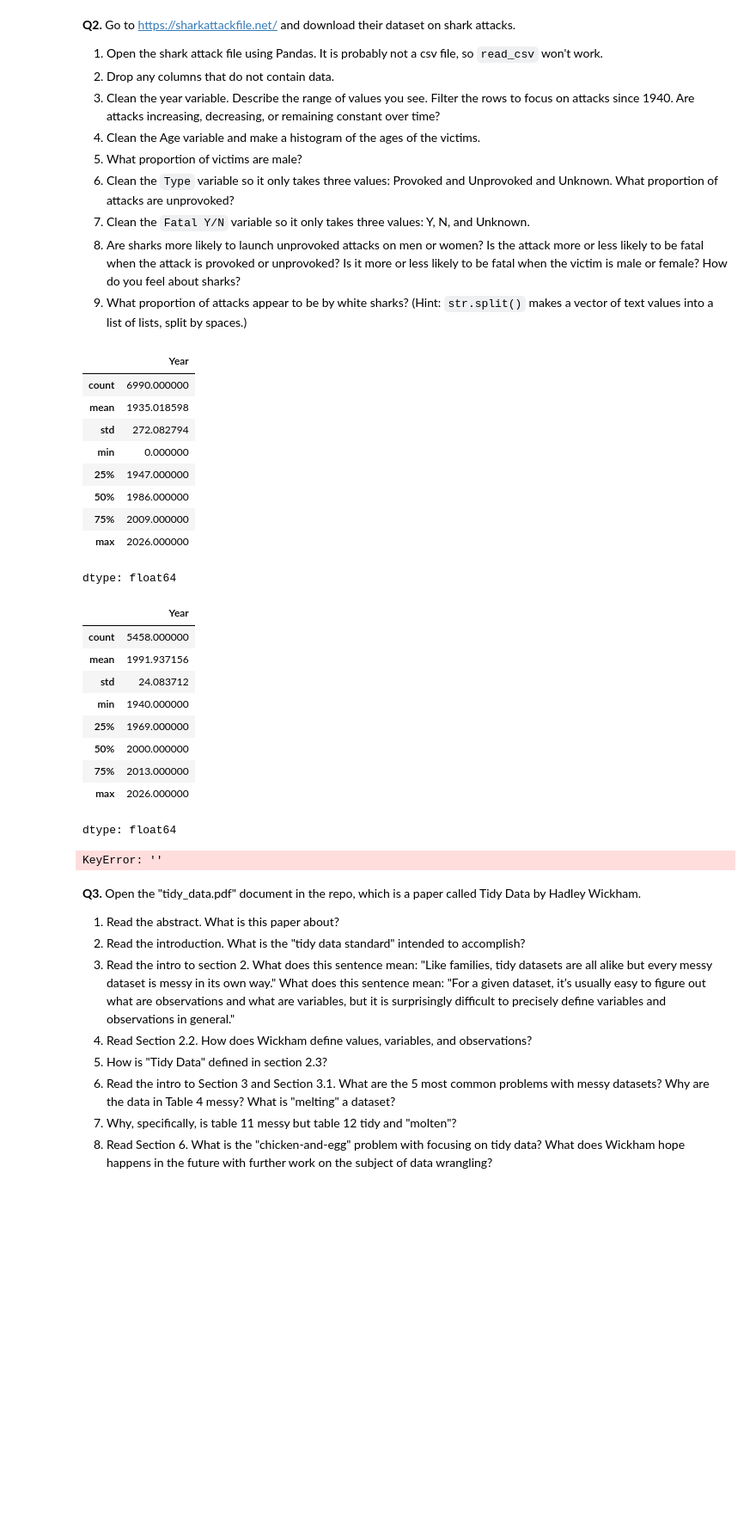
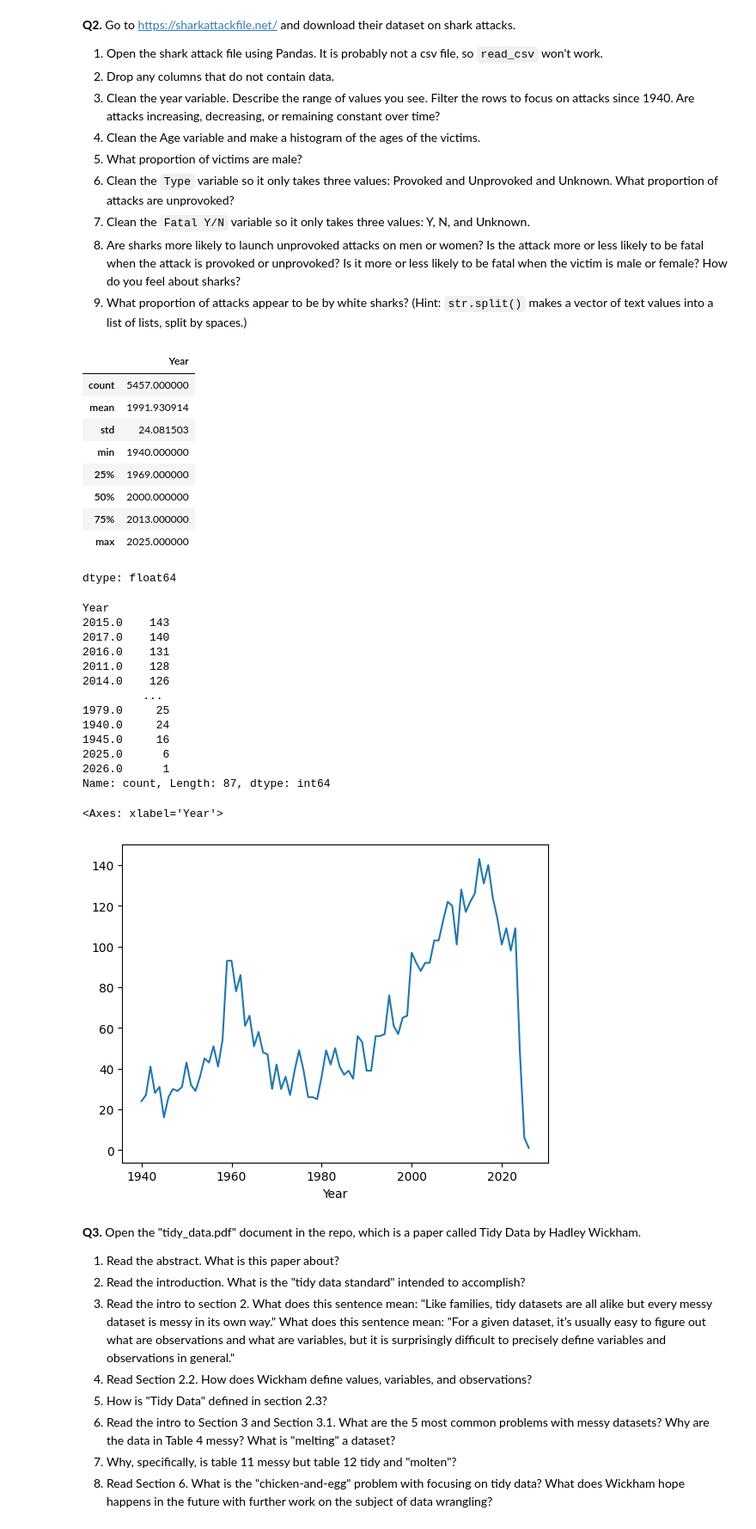
Before and after one commit to KaranRawatUVA/wrangling, a Jupyter notebook: assignment/assignment.ipynb, the cells around one changed output. Shown: that part at 86% size. Drawn from its saved outputs; the diff is of its cells as text; code cells hidden in the pictures; blank space fills up the shorter version.

```diff
--- a/assignment/assignment.ipynb
+++ b/assignment/assignment.ipynb
@@ -42,42 +42,53 @@ updated = df.dropna(axis = 1, how = 'all')
 # Describe the range of values you see.
 updated['Year'].describe()
 # There is a range from 0 to 2026, with a std of 272.082794 and mean of 1935.018598
+# There should not be a 2026 variable because that year has not happened, so I will get rid of it
+
+updated = updated[updated['Year'] != 2026] #gets rid of 2026 because that has not happened yet
-# %% [output]
-|  | Year |
-| count | 6990.000000 |
-| mean | 1935.018598 |
-| std | 272.082794 |
-| min | 0.000000 |
-| 25% | 1947.000000 |
-| 50% | 1986.000000 |
-| 75% | 2009.000000 |
-| max | 2026.000000 |
-dtype: float64
 # %%
 # Filter the rows to focus on attacks since 1940.
 updated = updated[updated['Year'] >= 1940]
 updated['Year'].describe()
 # %% [output]
 |  | Year |
-| count | 5458.000000 |
-| mean | 1991.937156 |
-| std | 24.083712 |
+| count | 5457.000000 |
+| mean | 1991.930914 |
+| std | 24.081503 |
 | min | 1940.000000 |
 | 25% | 1969.000000 |
 | 50% | 2000.000000 |
 | 75% | 2013.000000 |
-| max | 2026.000000 |
+| max | 2025.000000 |
 dtype: float64
 # %%
 # Are attacks increasing, decreasing, or remaining constant over time?
 
 year_counts = updated['Year'].value_counts()
 print(year_counts)
+year_counts = year_counts.sort_index()
 
 year_counts.head()
 year_counts.plot(x='Year', y='', kind='line')
+
+
+# Attacks seem to be increasing over time. There is a dip in 2025/2026 because those full years have not happened yet.
+# 1960s have a huge spike but overall it seems attacks have increased over time
 # %% [output]
-KeyError: ''
+Year
+2015.0    143
+2017.0    140
+2016.0    131
+2011.0    128
+2014.0    126
+         ...
+1979.0     25
+1940.0     24
+1945.0     16
+2025.0      6
+2026.0      1
+Name: count, Length: 87, dtype: int64
+<Axes: xlabel='Year'>
+[figure, added]
 # %% [markdown]
 **Q3.** Open the "tidy_data.pdf" document in the repo, which is a paper called Tidy Data by Hadley Wickham.
 
```
